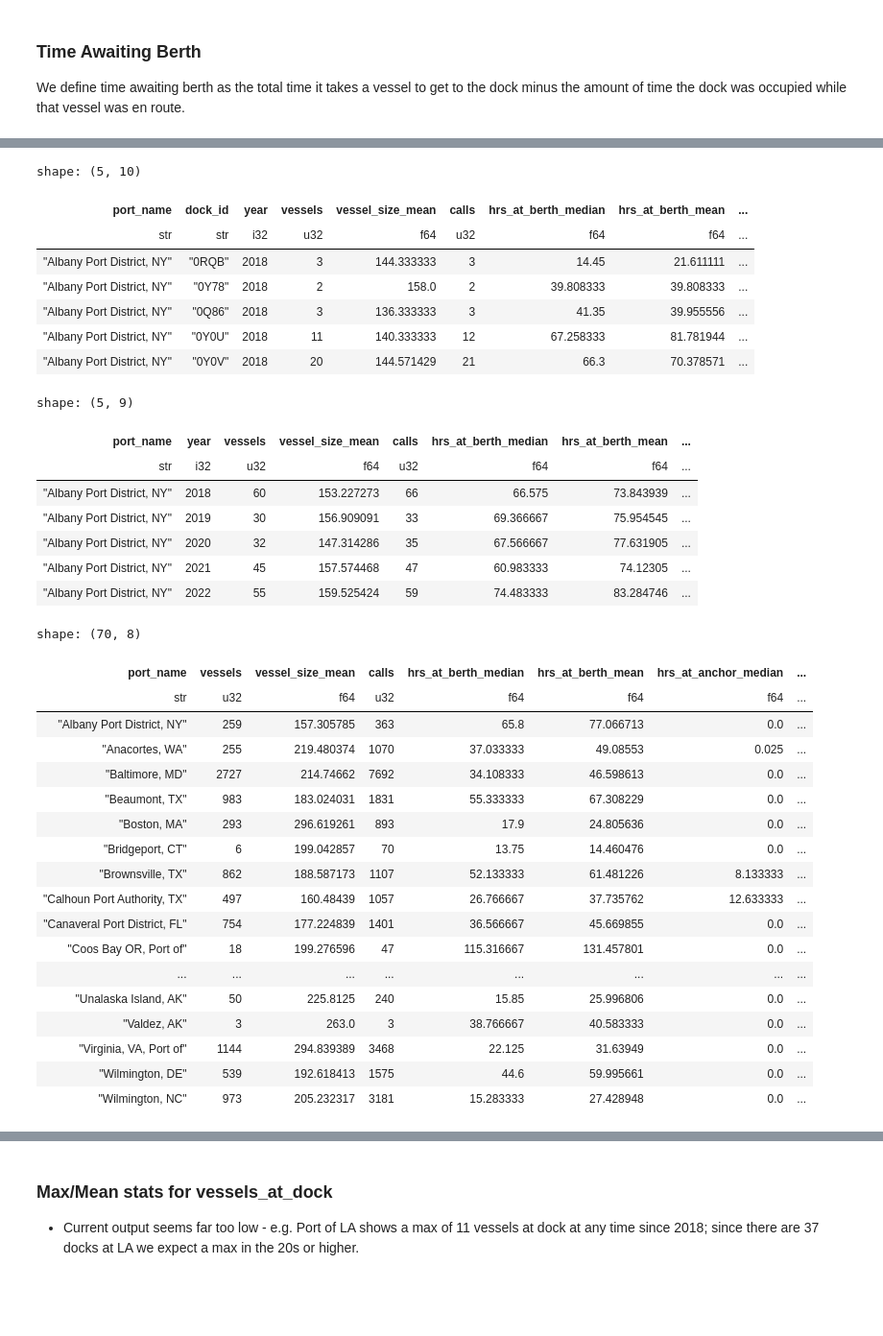
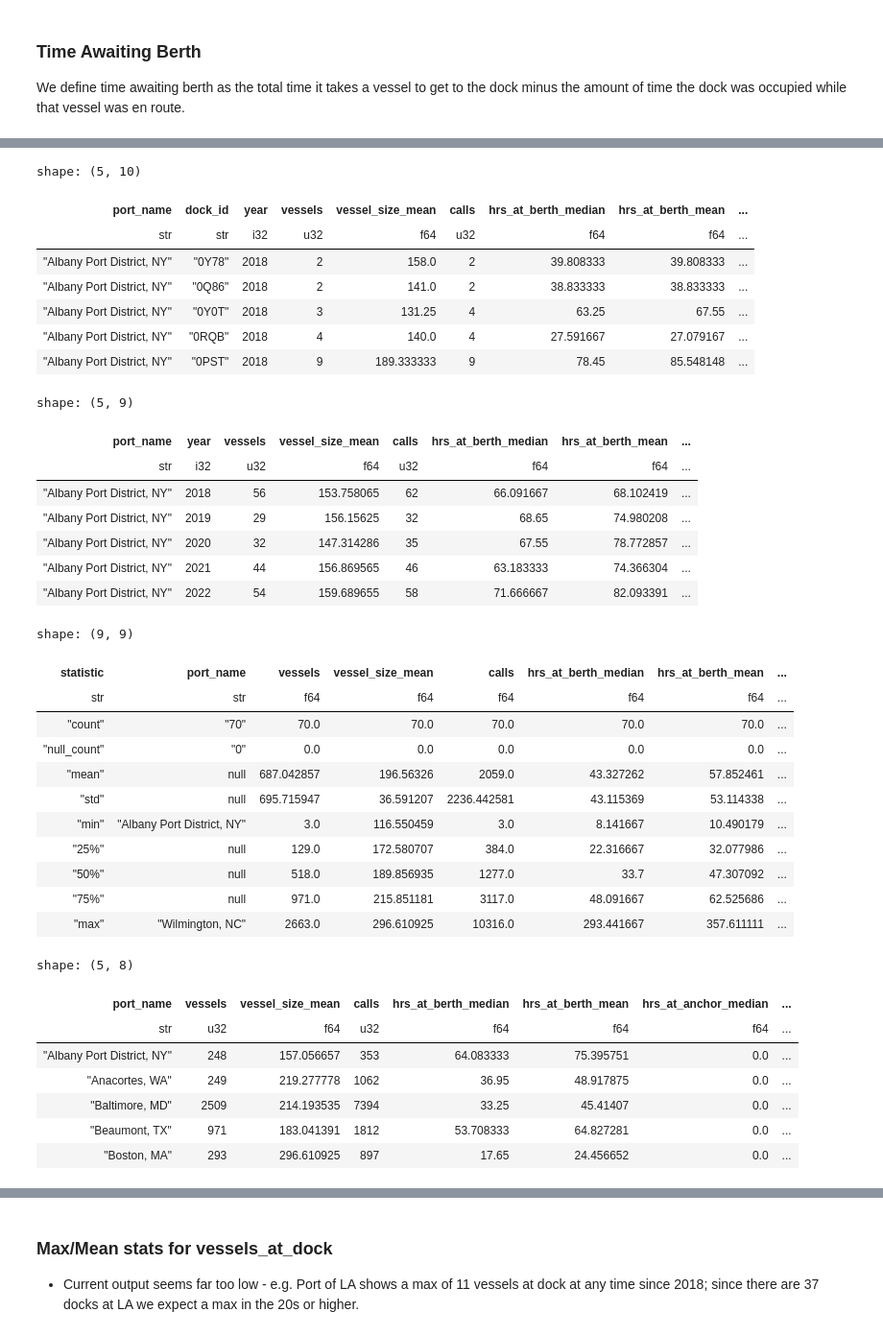
Before and after one commit to epistemetrica/Port-Performance-Project, a Jupyter notebook: port_stats.ipynb, the cells around one changed output, grey strips where cells are left out. Shown at 96% size. Saved outputs shown, nothing was run; the diff lists cells and outputs as text; code cells hidden in the pictures; blank space fills up the shorter version.

Commit message:
dev port_stats - handling 0 values and outliers

```diff
--- a/port_stats.ipynb
+++ b/port_stats.ipynb
@@ -64,6 +64,8 @@ calls_df = (
     main_lf
     #ensure sorting by vessel and time
     .sort(['mmsi', 'time'])
+    #drop calls with missing status duration (indicating AIS went offline while in port waters)
+    .filter(pl.col('status_duration').is_not_null().over('call_id'))
     #grouby by call id
     .group_by('call_id')
     .agg(
@@ -97,11 +99,10 @@ calls_df = (
         time_port_exit = (pl.col('time') + pl.col('status_duration')).max(),
         #hrs a berth
         hrs_at_berth = (
-            pl.when(pl.col('status')==5)
-            .then(pl.col('status_duration'))
-            .otherwise(pl.lit(None))
-            .sum().dt.total_minutes()/60
-        ),
+            ((pl.col('status')==5)*
+            (pl.col('status_duration').dt.total_minutes()/60)
+            )
+        ).sum(),
         #hrs at anchor
         hrs_at_anchor = (
             pl.when(pl.col('status')==1)
@@ -110,6 +111,12 @@ calls_df = (
             .sum().dt.total_minutes()/60
         )
     )
+    #drop calls with missing arrival or departure time
+    .filter(pl.col('time_arrival').is_not_null() &
+            pl.col('time_departure').is_not_null())
+    #drop calls with missing port entry or exit time
+    .filter(pl.col('time_port_entry').is_not_null() &
+            pl.col('time_port_exit').is_not_null())
     #compute additional stats
     .with_columns(
         #time from port entry to docking in hrs
@@ -202,8 +223,7 @@ def drop_outliers(df, cols, threshold=3):
 rows_prior = calls_df.shape[0]
 
 #list cols that should never be zero by construction
-zero_cols = ['hrs_at_berth', 'hrs_to_dock', 'hrs_in_port_after_dock',
-             'hrs_in_port_waters']
+zero_cols = ['hrs_at_berth', 'hrs_in_port_waters']
 #list cols for outlier drop
 outlier_cols = ['hrs_at_berth', 'hrs_to_dock', 'hrs_at_anchor',
                 'hrs_in_port_after_dock', 'hrs_in_port_waters']
@@ -416,11 +474,11 @@ annual_docks_df.head()
 shape: (5, 10)
 | port_name | dock_id | year | vessels | vessel_size_mean | calls | hrs_at_berth_median | hrs_at_berth_mean | ... |
 | str | str | i32 | u32 | f64 | u32 | f64 | f64 | ... |
-| "Albany Port District, NY" | "0RQB" | 2018 | 3 | 144.333333 | 3 | 14.45 | 21.611111 | ... |
 | "Albany Port District, NY" | "0Y78" | 2018 | 2 | 158.0 | 2 | 39.808333 | 39.808333 | ... |
-| "Albany Port District, NY" | "0Q86" | 2018 | 3 | 136.333333 | 3 | 41.35 | 39.955556 | ... |
-| "Albany Port District, NY" | "0Y0U" | 2018 | 11 | 140.333333 | 12 | 67.258333 | 81.781944 | ... |
-| "Albany Port District, NY" | "0Y0V" | 2018 | 20 | 144.571429 | 21 | 66.3 | 70.378571 | ... |
+| "Albany Port District, NY" | "0Q86" | 2018 | 2 | 141.0 | 2 | 38.833333 | 38.833333 | ... |
+| "Albany Port District, NY" | "0Y0T" | 2018 | 3 | 131.25 | 4 | 63.25 | 67.55 | ... |
+| "Albany Port District, NY" | "0RQB" | 2018 | 4 | 140.0 | 4 | 27.591667 | 27.079167 | ... |
+| "Albany Port District, NY" | "0PST" | 2018 | 9 | 189.333333 | 9 | 78.45 | 85.548148 | ... |
 # %%
 #create annual port stats dataframe
 annual_ports_df = (
@@ -456,52 +514,54 @@ annual_ports_df.head()
 shape: (5, 9)
 | port_name | year | vessels | vessel_size_mean | calls | hrs_at_berth_median | hrs_at_berth_mean | ... |
 | str | i32 | u32 | f64 | u32 | f64 | f64 | ... |
-| "Albany Port District, NY" | 2018 | 60 | 153.227273 | 66 | 66.575 | 73.843939 | ... |
-| "Albany Port District, NY" | 2019 | 30 | 156.909091 | 33 | 69.366667 | 75.954545 | ... |
-| "Albany Port District, NY" | 2020 | 32 | 147.314286 | 35 | 67.566667 | 77.631905 | ... |
-| "Albany Port District, NY" | 2021 | 45 | 157.574468 | 47 | 60.983333 | 74.12305 | ... |
-| "Albany Port District, NY" | 2022 | 55 | 159.525424 | 59 | 74.483333 | 83.284746 | ... |
+| "Albany Port District, NY" | 2018 | 56 | 153.758065 | 62 | 66.091667 | 68.102419 | ... |
+| "Albany Port District, NY" | 2019 | 29 | 156.15625 | 32 | 68.65 | 74.980208 | ... |
+| "Albany Port District, NY" | 2020 | 32 | 147.314286 | 35 | 67.55 | 78.772857 | ... |
+| "Albany Port District, NY" | 2021 | 44 | 156.869565 | 46 | 63.183333 | 74.366304 | ... |
+| "Albany Port District, NY" | 2022 | 54 | 159.689655 | 58 | 71.666667 | 82.093391 | ... |
 # %%
 ports_alltime_df = (
     calls_df
     #group by port
     .group_by('port_name')
     .agg(
         #count number of vessels
         vessels = pl.n_unique('mmsi'),
         #mean vessel size
         vessel_size_mean = pl.mean('vessel_size'),
         #count number of vessel calls
         calls = pl.n_unique('call_id'),
         #time at dock stats for each vessel in hours
         hrs_at_berth_median = pl.median('hrs_at_berth'),
         hrs_at_berth_mean = pl.mean('hrs_at_berth'),
         #time at anchor stats for each vessel visit in hours
         hrs_at_anchor_median = pl.median('hrs_at_anchor'),
         hrs_at_anchor_mean = pl.mean('hrs_at_anchor')
     )
     #sort by port
     .sort('port_name')
 )
 #inspect
-ports_alltime_df
+display(ports_alltime_df.describe())
+ports_alltime_df.head()
 # %% [output]
-shape: (70, 8)
+shape: (9, 9)
-| port_name | vessels | vessel_size_mean | calls | hrs_at_berth_median | hrs_at_berth_mean | hrs_at_anchor_median | ... |
-| str | u32 | f64 | u32 | f64 | f64 | f64 | ... |
-| "Albany Port District, NY" | 259 | 157.305785 | 363 | 65.8 | 77.066713 | 0.0 | ... |
-| "Anacortes, WA" | 255 | 219.480374 | 1070 | 37.033333 | 49.08553 | 0.025 | ... |
-| "Baltimore, MD" | 2727 | 214.74662 | 7692 | 34.108333 | 46.598613 | 0.0 | ... |
-| "Beaumont, TX" | 983 | 183.024031 | 1831 | 55.333333 | 67.308229 | 0.0 | ... |
-| "Boston, MA" | 293 | 296.619261 | 893 | 17.9 | 24.805636 | 0.0 | ... |
-| "Bridgeport, CT" | 6 | 199.042857 | 70 | 13.75 | 14.460476 | 0.0 | ... |
-| "Brownsville, TX" | 862 | 188.587173 | 1107 | 52.133333 | 61.481226 | 8.133333 | ... |
-| "Calhoun Port Authority, TX" | 497 | 160.48439 | 1057 | 26.766667 | 37.735762 | 12.633333 | ... |
-| "Canaveral Port District, FL" | 754 | 177.224839 | 1401 | 36.566667 | 45.669855 | 0.0 | ... |
-| "Coos Bay OR, Port of" | 18 | 199.276596 | 47 | 115.316667 | 131.457801 | 0.0 | ... |
-| ... | ... | ... | ... | ... | ... | ... | ... |
-| "Unalaska Island, AK" | 50 | 225.8125 | 240 | 15.85 | 25.996806 | 0.0 | ... |
-| "Valdez, AK" | 3 | 263.0 | 3 | 38.766667 | 40.583333 | 0.0 | ... |
-| "Virginia, VA, Port of" | 1144 | 294.839389 | 3468 | 22.125 | 31.63949 | 0.0 | ... |
-| "Wilmington, DE" | 539 | 192.618413 | 1575 | 44.6 | 59.995661 | 0.0 | ... |
-| "Wilmington, NC" | 973 | 205.232317 | 3181 | 15.283333 | 27.428948 | 0.0 | ... |
+| statistic | port_name | vessels | vessel_size_mean | calls | hrs_at_berth_median | hrs_at_berth_mean | ... |
+| str | str | f64 | f64 | f64 | f64 | f64 | ... |
+| "count" | "70" | 70.0 | 70.0 | 70.0 | 70.0 | 70.0 | ... |
+| "null_count" | "0" | 0.0 | 0.0 | 0.0 | 0.0 | 0.0 | ... |
+| "mean" | null | 687.042857 | 196.56326 | 2059.0 | 43.327262 | 57.852461 | ... |
+| "std" | null | 695.715947 | 36.591207 | 2236.442581 | 43.115369 | 53.114338 | ... |
+| "min" | "Albany Port District, NY" | 3.0 | 116.550459 | 3.0 | 8.141667 | 10.490179 | ... |
+| "25%" | null | 129.0 | 172.580707 | 384.0 | 22.316667 | 32.077986 | ... |
+| "50%" | null | 518.0 | 189.856935 | 1277.0 | 33.7 | 47.307092 | ... |
+| "75%" | null | 971.0 | 215.851181 | 3117.0 | 48.091667 | 62.525686 | ... |
+| "max" | "Wilmington, NC" | 2663.0 | 296.610925 | 10316.0 | 293.441667 | 357.611111 | ... |
+shape: (5, 8)
+| port_name | vessels | vessel_size_mean | calls | hrs_at_berth_median | hrs_at_berth_mean | hrs_at_anchor_median | ... |
+| str | u32 | f64 | u32 | f64 | f64 | f64 | ... |
+| "Albany Port District, NY" | 248 | 157.056657 | 353 | 64.083333 | 75.395751 | 0.0 | ... |
+| "Anacortes, WA" | 249 | 219.277778 | 1062 | 36.95 | 48.917875 | 0.0 | ... |
+| "Baltimore, MD" | 2509 | 214.193535 | 7394 | 33.25 | 45.41407 | 0.0 | ... |
+| "Beaumont, TX" | 971 | 183.041391 | 1812 | 53.708333 | 64.827281 | 0.0 | ... |
+| "Boston, MA" | 293 | 296.610925 | 897 | 17.65 | 24.456652 | 0.0 | ... |
```
Also changed, not shown: parts of 20 cells of this notebook.
